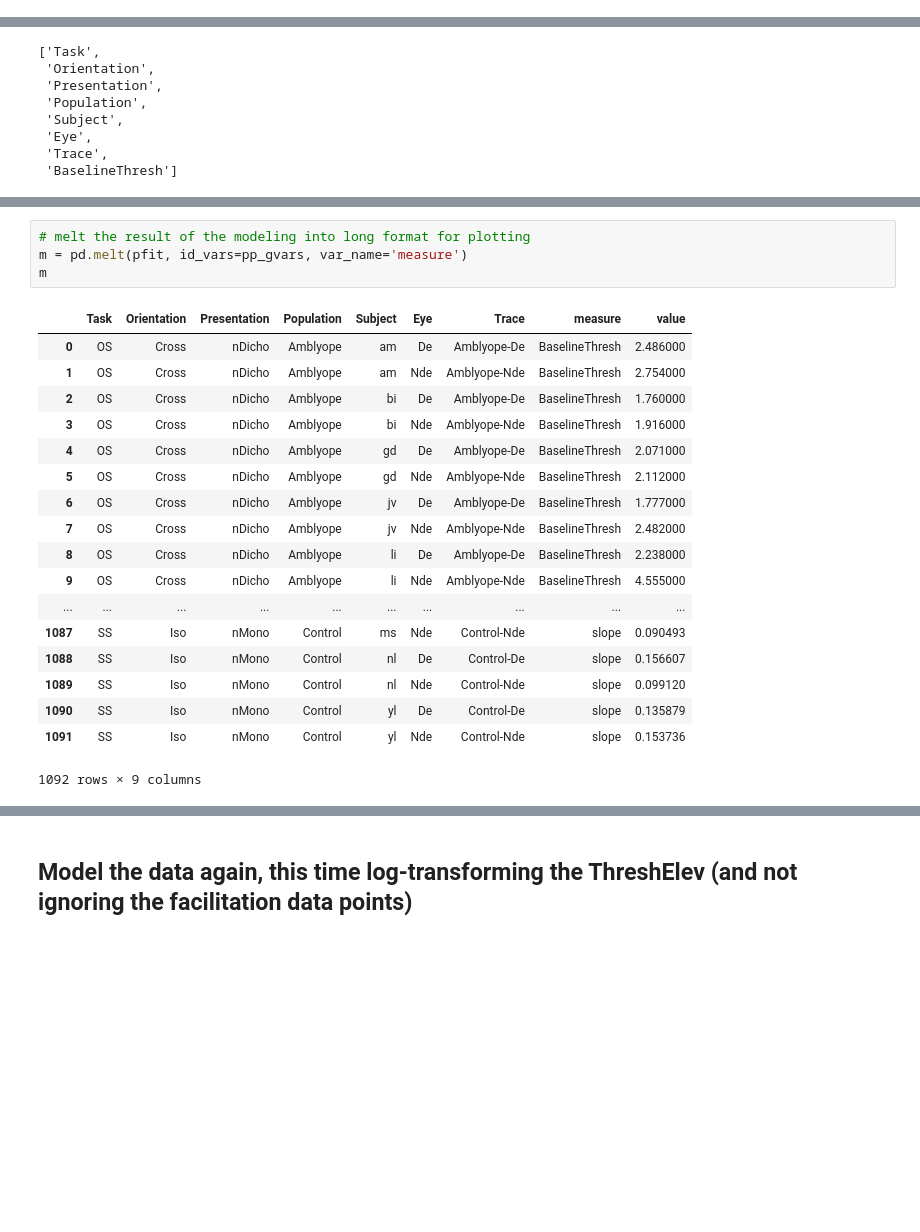
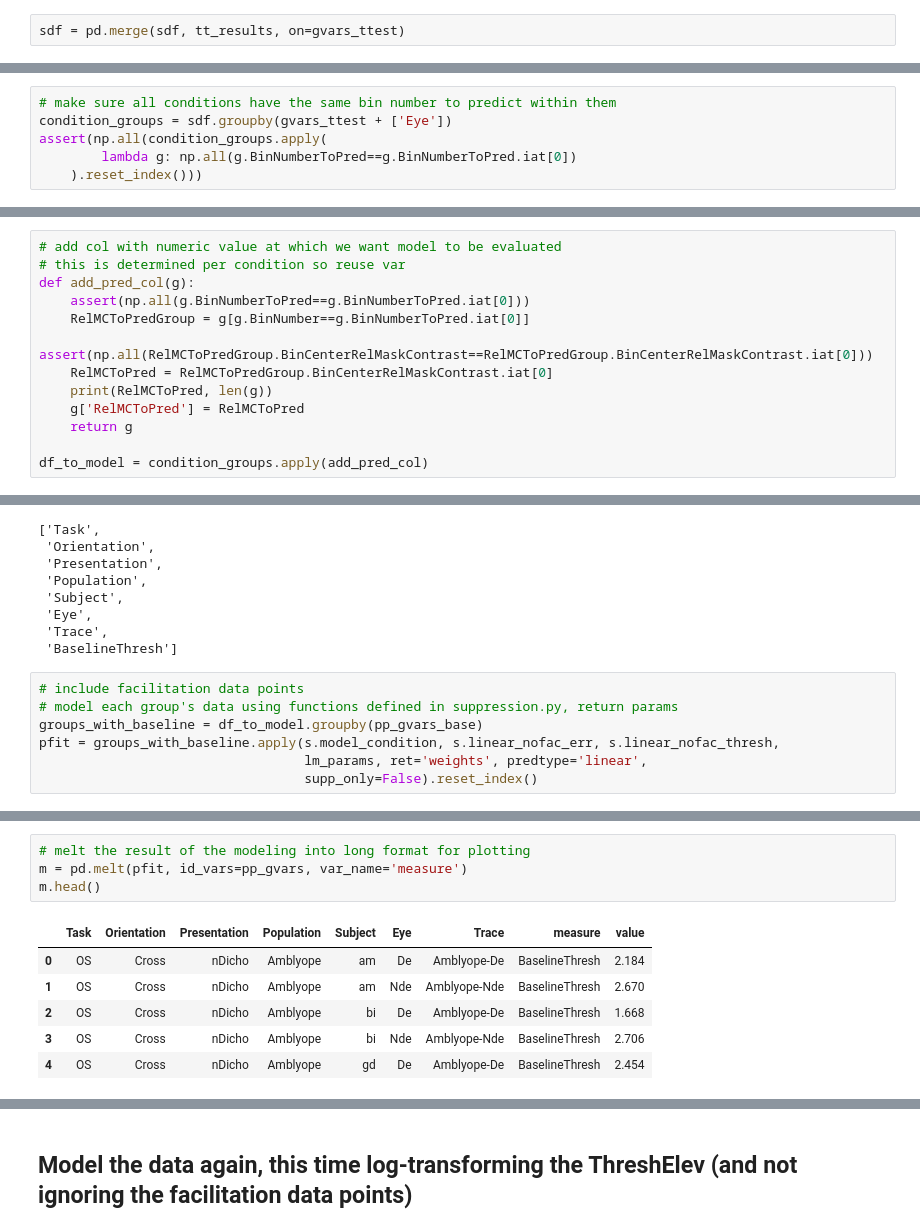
Before and after one commit to smerdis/mrs_amblyopia, a Jupyter notebook: Per-Subject Modelling.ipynb, the cells around one changed output, grey strips where cells are left out. Saved outputs shown, nothing was run; the diff lists cells and outputs as text; blank space fills up the shorter version.

```diff
--- a/Per-Subject Modelling.ipynb
+++ b/Per-Subject Modelling.ipynb
@@ -188,0 +212,2 @@ tt_results
+# %%
+sdf = pd.merge(sdf, tt_results, on=gvars_ttest)
@@ -188,0 +223,6 @@ tt_results
+# %%
+# make sure all conditions have the same bin number to predict within them
+condition_groups = sdf.groupby(gvars_ttest + ['Eye'])
+assert(np.all(condition_groups.apply(
+        lambda g: np.all(g.BinNumberToPred==g.BinNumberToPred.iat[0])
+    ).reset_index()))
@@ -188,0 +233,13 @@ tt_results
+# %%
+# add col with numeric value at which we want model to be evaluated
+# this is determined per condition so reuse var
+def add_pred_col(g):
+    assert(np.all(g.BinNumberToPred==g.BinNumberToPred.iat[0]))
+    RelMCToPredGroup = g[g.BinNumber==g.BinNumberToPred.iat[0]]
+    assert(np.all(RelMCToPredGroup.BinCenterRelMaskContrast==RelMCToPredGroup.BinCenterRelMaskContrast.iat[0]))
+    RelMCToPred = RelMCToPredGroup.BinCenterRelMaskContrast.iat[0]
+    print(RelMCToPred, len(g))
+    g['RelMCToPred'] = RelMCToPred
+    return g
+
+df_to_model = condition_groups.apply(add_pred_col)
@@ -566,3 +469,10 @@ pp_gvars_base
  'Eye',
  'Trace',
  'BaselineThresh']
+# %%
+# include facilitation data points
+# model each group's data using functions defined in suppression.py, return params
+groups_with_baseline = df_to_model.groupby(pp_gvars_base)
+pfit = groups_with_baseline.apply(s.model_condition, s.linear_nofac_err, s.linear_nofac_thresh,
+                                  lm_params, ret='weights', predtype='linear',
+                                  supp_only=False).reset_index()
@@ -569,26 +524,14 @@ pp_gvars_base
 # %%
 # melt the result of the modeling into long format for plotting
 m = pd.melt(pfit, id_vars=pp_gvars, var_name='measure')
-m
+m.head()
 # %% [output]
 |  | Task | Orientation | Presentation | Population | Subject | Eye | Trace | measure | value |
-| 0 | OS | Cross | nDicho | Amblyope | am | De | Amblyope-De | BaselineThresh | 2.486000 |
-| 1 | OS | Cross | nDicho | Amblyope | am | Nde | Amblyope-Nde | BaselineThresh | 2.754000 |
-| 2 | OS | Cross | nDicho | Amblyope | bi | De | Amblyope-De | BaselineThresh | 1.760000 |
-| 3 | OS | Cross | nDicho | Amblyope | bi | Nde | Amblyope-Nde | BaselineThresh | 1.916000 |
-| 4 | OS | Cross | nDicho | Amblyope | gd | De | Amblyope-De | BaselineThresh | 2.071000 |
-| 5 | OS | Cross | nDicho | Amblyope | gd | Nde | Amblyope-Nde | BaselineThresh | 2.112000 |
-| 6 | OS | Cross | nDicho | Amblyope | jv | De | Amblyope-De | BaselineThresh | 1.777000 |
-| 7 | OS | Cross | nDicho | Amblyope | jv | Nde | Amblyope-Nde | BaselineThresh | 2.482000 |
-| 8 | OS | Cross | nDicho | Amblyope | li | De | Amblyope-De | BaselineThresh | 2.238000 |
-| 9 | OS | Cross | nDicho | Amblyope | li | Nde | Amblyope-Nde | BaselineThresh | 4.555000 |
-| ... | ... | ... | ... | ... | ... | ... | ... | ... | ... |
-| 1087 | SS | Iso | nMono | Control | ms | Nde | Control-Nde | slope | 0.090493 |
-| 1088 | SS | Iso | nMono | Control | nl | De | Control-De | slope | 0.156607 |
-| 1089 | SS | Iso | nMono | Control | nl | Nde | Control-Nde | slope | 0.099120 |
-| 1090 | SS | Iso | nMono | Control | yl | De | Control-De | slope | 0.135879 |
-| 1091 | SS | Iso | nMono | Control | yl | Nde | Control-Nde | slope | 0.153736 |
+| 0 | OS | Cross | nDicho | Amblyope | am | De | Amblyope-De | BaselineThresh | 2.184 |
+| 1 | OS | Cross | nDicho | Amblyope | am | Nde | Amblyope-Nde | BaselineThresh | 2.670 |
+| 2 | OS | Cross | nDicho | Amblyope | bi | De | Amblyope-De | BaselineThresh | 1.668 |
+| 3 | OS | Cross | nDicho | Amblyope | bi | Nde | Amblyope-Nde | BaselineThresh | 2.706 |
+| 4 | OS | Cross | nDicho | Amblyope | gd | De | Amblyope-De | BaselineThresh | 2.454 |
-1092 rows × 9 columns
 # %%
 #Grab the GABA measure for each subject and it to each observation for easy plotting
 comb = m.join(gdf.set_index(['subjName'])['GABA'], on=['Subject'])
```
Also changed, not shown: parts of 97 cells of this notebook, 2 other files.
